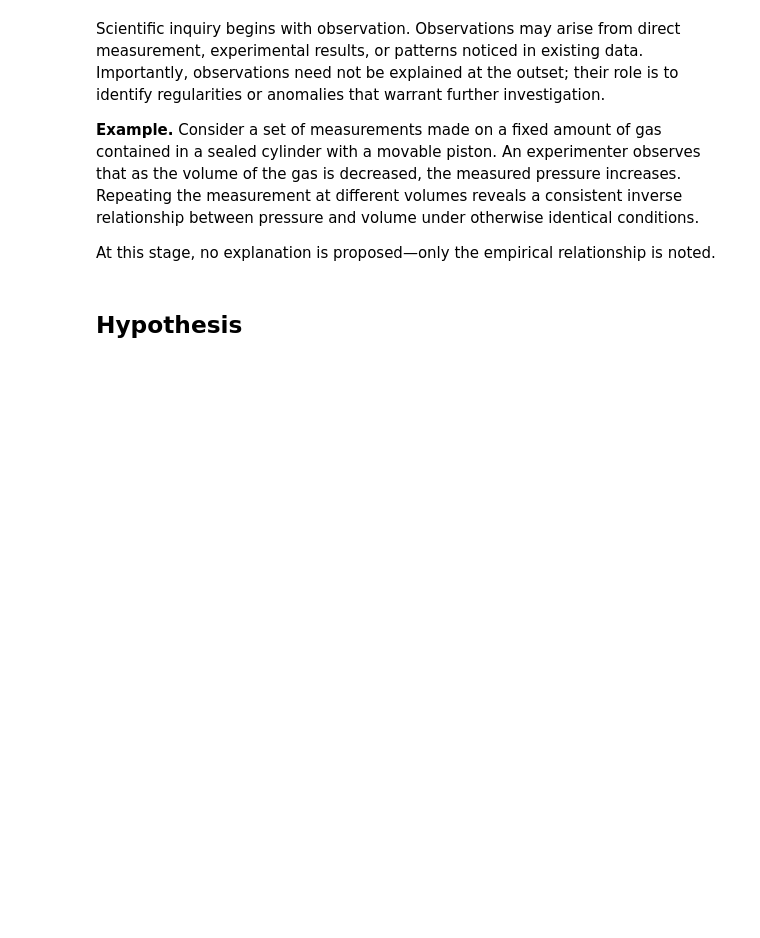
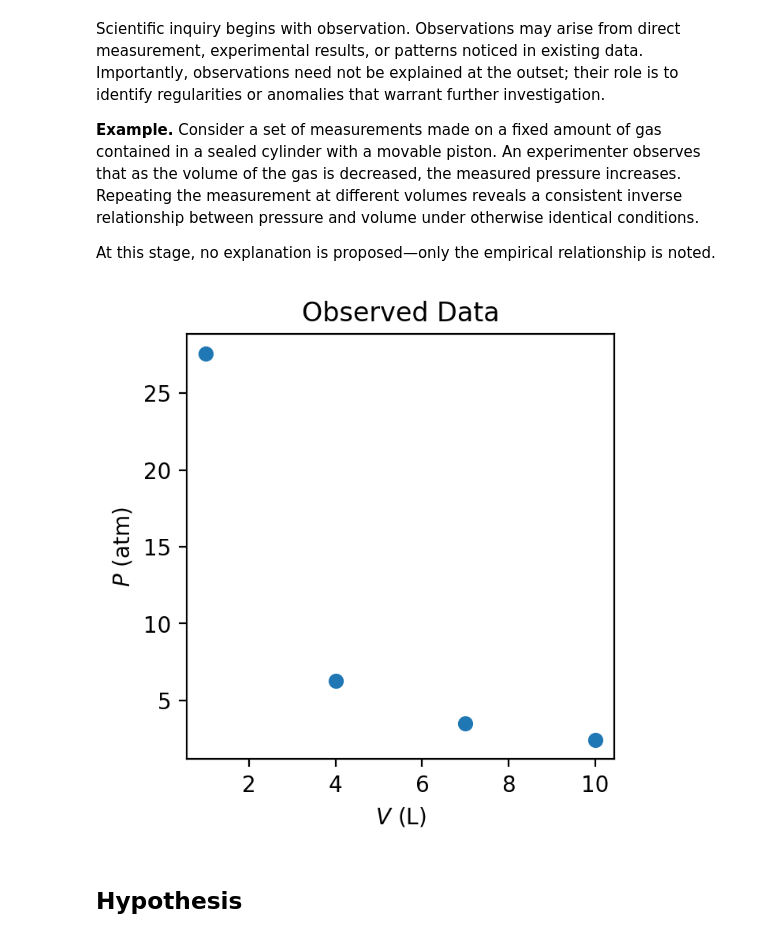
Before and after one commit to mccullaghlab/mccullaghlab.github.io, a Jupyter notebook: Chemistry_Lessons_Jupyter_Notebooks/_build/jupyter_execute/computational_chemistry/Models_in_the_Scientific_Method.ipynb, the cells around one changed output. Drawn from its saved outputs; the diff is of its cells as text; code cells hidden in the pictures; blank space fills up the shorter version.

```diff
--- a/Chemistry_Lessons_Jupyter_Notebooks/_build/jupyter_execute/computational_chemistry/Models_in_the_Scientific_Method.ipynb
+++ b/Chemistry_Lessons_Jupyter_Notebooks/_build/jupyter_execute/computational_chemistry/Models_in_the_Scientific_Method.ipynb
@@ -38,6 +80,37 @@ reveals a consistent inverse relationship between pressure and volume under othe
 conditions.
 
 At this stage, no explanation is proposed—only the empirical relationship is noted.
+# %%
+import numpy as np
+import matplotlib.pyplot as plt
+
+
+# ---------- Figure 2: Ideal Gas Prediction vs. "Real Gas" Deviations ----------
+# Synthetic data: follows PV ~ constant at moderate V, deviates at small V (high density).
+rng = np.random.default_rng(7)
+
+R = 0.082057  # L·atm·mol^-1·K^-1
+T = 300.0     # K
+n = 1.0       # mol
+PV_const = n * R * T  # ideal PV
+
+V = np.linspace(1.0, 10.0, 4)  # liters
+P_ideal = PV_const / V
+
+# "Real gas" pressures: systematic deviation at small V + small random noise
+deviation = 1 + 0.12*np.exp(-(V-1.0)/1.5)
+noise = rng.normal(0, 0.015, size=V.size)
+P_real = P_ideal * deviation * (1 + noise)
+
+plt.figure(figsize=(3.5, 3.5), dpi=200)
+plt.scatter(V, P_real, s=35, label="Synthetic experimental data")
+plt.xlabel(r"$V\ \mathrm{(L)}$")
+plt.ylabel(r"$P\ \mathrm{(atm)}$")
+plt.title("Observed Data")
+#plt.legend(frameon=True)
+plt.show();
+# %% [output]
+[figure, added]
 # %% [markdown]
 ## Hypothesis
 # %% [markdown]
```
Also changed, not shown: parts of 6 cells of this notebook, 13 other files.
